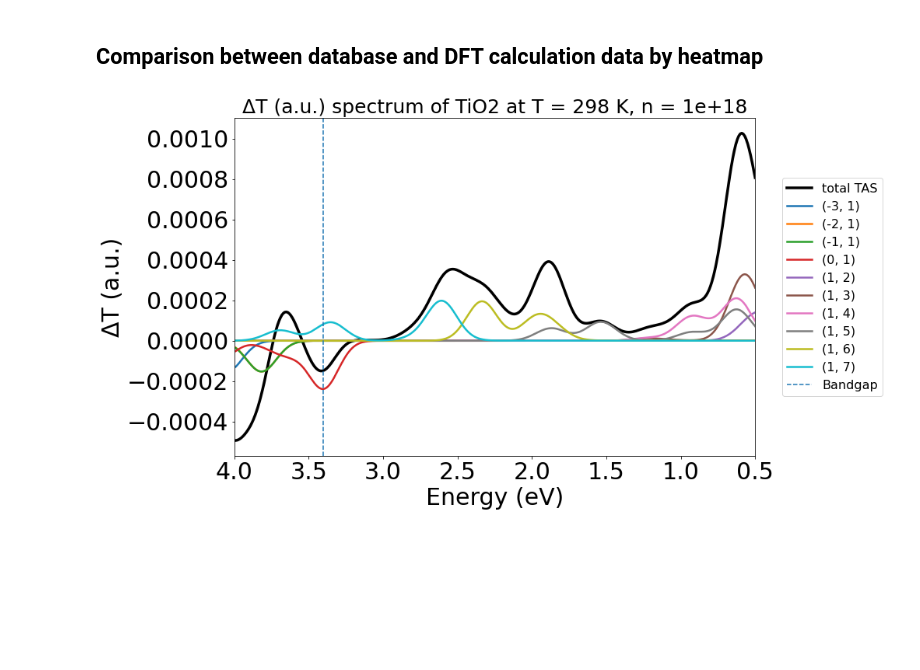
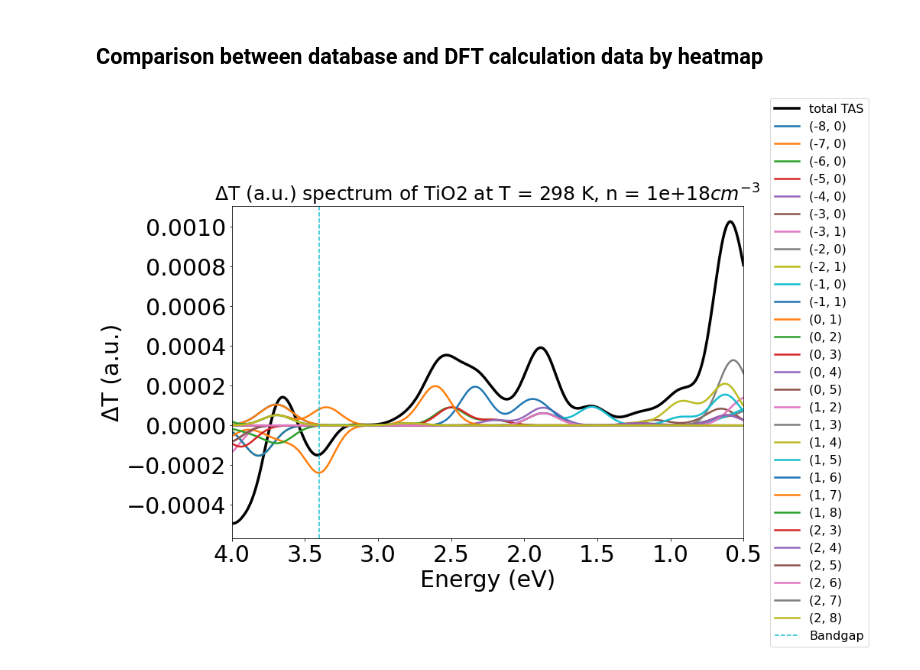
Before and after one commit to WMD-group/PyTASER, a Jupyter notebook: examples/PyTASER_example.ipynb, the cells around one changed output. Cells and saved outputs as stored; diff of their text form; code cells hidden in the pictures; blank space fills up the shorter version.

```diff
--- a/examples/PyTASER_example.ipynb
+++ b/examples/PyTASER_example.ipynb
@@ -113,7 +114,7 @@ dos = vasprun_dos.complete_dos
 # %%
 # Use scissor function to match bandstructure and dos with given bandgap
-# This process will change bandstructure -> new_bandstructure, dos -> new_dos)
-from copy import deepcopy
+# This process will change bandstructure -> new_bandstructure)
+from pymatgen.electronic_structure.bandstructure import BandStructureSymmLine
 
-bandgap = 3.4 #value from hybrid calculation
-new_bandstructure, new_dos = generator.set_bandgap(bandstructure, dos, bandgap)
+new_band_gap=3.4  #value from hybrid calculation
+new_bandstructure = BandStructureSymmLine.apply_scissor(bandstructure,new_band_gap)
@@ -138,15 +145,15 @@ energyplot.gca().invert_xaxis()
 ## Comparison between database and DFT calculation data by heatmap
 # %%
 #Read TiO2 data and generate TAS from materials project
-process_mp = generator.TASGenerator.from_mpid("mp-2657", bandgap, api_key=key).generate_tas(temp,conc)
-plot_mp = plotter.TASPlotter(process_mp, bandgap, material_name="TiO2", temp=temp, conc=conc)
+process_mp = generator.TASGenerator.from_mpid("mp-2657", new_band_gap, api_key=key).generate_tas(temp,conc)
+plot_mp = plotter.TASPlotter(process_mp, new_band_gap, material_name="TiO2", temp=temp, conc=conc)
 # %%
 #TiO2 TAS spectra from MP
-plot_mp = plotter.TASPlotter(process_mp, bandgap, material_name="TiO2", temp=temp, conc=conc)
-energyplot_mp = plot_mp.get_plot(xaxis="energy", transition_cutoff=0.35, xmin=0.5, xmax=4, yaxis="tas")
+plot_mp = plotter.TASPlotter(process_mp, new_band_gap, material_name="TiO2", temp=temp, conc=conc)
+energyplot_mp = plot_mp.get_plot(xaxis="energy", transition_cutoff=0.03, xmin=0.5, xmax=4, yaxis="tas")
 energyplot_mp.gca().invert_xaxis()
 # %% [output]
-[figure, old version]
+[figure, new version]
 # %%
 tas_container=[process_mp,process_dft]
 tas_name=["Database","DFT"]
```
Also changed, not shown: parts of 11 cells of this notebook.
